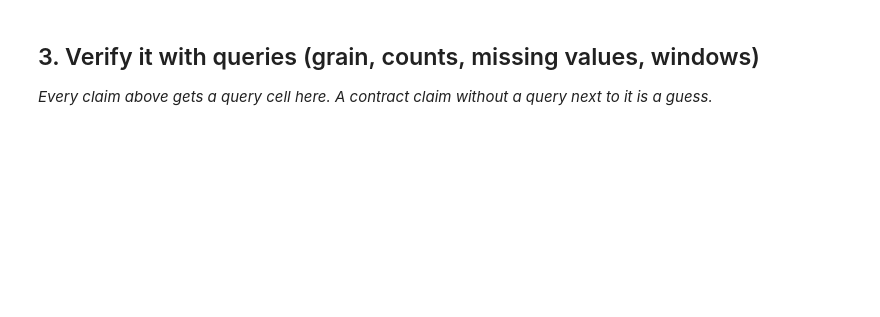
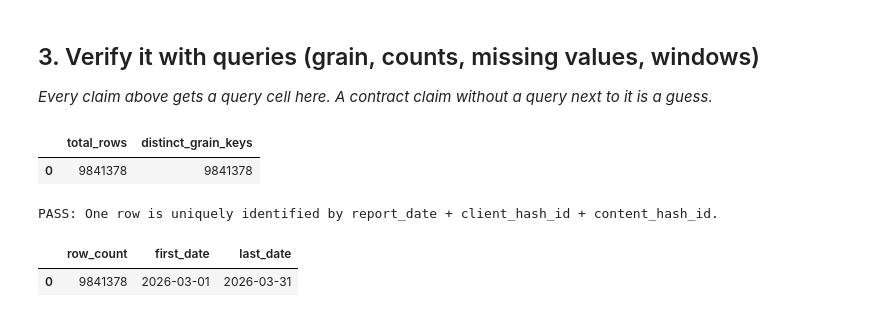
Before and after one commit to 02017711723iot-dotcom/Flyrank_Internship_1, a Jupyter notebook: work/notebooks/w03_data_contract.ipynb, the cells around one changed output. Drawn from its saved outputs; the diff is of its cells as text; code cells hidden in the pictures; blank space fills up the shorter version.

```diff
--- a/work/notebooks/w03_data_contract.ipynb
+++ b/work/notebooks/w03_data_contract.ipynb
@@ -24,3 +130,66 @@ This skeleton is yours to fill. Work the sections **in order** — each one has
 ## 3. Verify it with queries (grain, counts, missing values, windows)
 
 *Every claim above gets a query cell here. A contract claim without a query next to it is a guess.*
+# %%
+# QUERY 1 — Verify the grain
+# One row should represent one client + one content item + one report date.
+
+grain_check = con.execute(
+    f"""
+    SELECT
+        COUNT(*) AS total_rows,
+        COUNT(
+            DISTINCT
+            CAST(report_date AS VARCHAR)
+            || '|' ||
+            client_hash_id
+            || '|' ||
+            content_hash_id
+        ) AS distinct_grain_keys
+    FROM read_parquet(
+        '{DAILY_TABLE}',
+        hive_partitioning=true
+    )
+    WHERE month = '2026-03'
+    """
+).df()
+
+display(grain_check)
+
+total_rows = grain_check.loc[0, "total_rows"]
+distinct_keys = grain_check.loc[0, "distinct_grain_keys"]
+
+if total_rows == distinct_keys:
+    print("PASS: One row is uniquely identified by report_date + client_hash_id + content_hash_id.")
+else:
+    print("CHECK: Duplicate grain keys were found.")
+# %% [output]
+|  | total_rows | distinct_grain_keys |
+| 0 | 9841378 | 9841378 |
+PASS: One row is uniquely identified by report_date + client_hash_id + content_hash_id.
+# %%
+# QUERY 2
+# Count the rows in March 2026 and show the first and last report dates.
+
+row_date_check = con.execute(
+    f"""
+    SELECT
+        COUNT(*) AS row_count,
+        MIN(report_date) AS first_date,
+        MAX(report_date) AS last_date
+    FROM read_parquet(
+        '{DAILY_TABLE}',
+        hive_partitioning=true
+    )
+    WHERE month = '2026-03'
+    """
+).df()
+
+display(row_date_check)
+
+print("March 2026 row count:", row_date_check.loc[0, "row_count"])
+print("First report date:", row_date_check.loc[0, "first_date"])
+print("Last report date:", row_date_check.loc[0, "last_date"])
+# %% [output]
+|  | row_count | first_date | last_date |
+| 0 | 9841378 | 2026-03-01 | 2026-03-31 |
```
Also changed, not shown: parts of 14 cells of this notebook.
